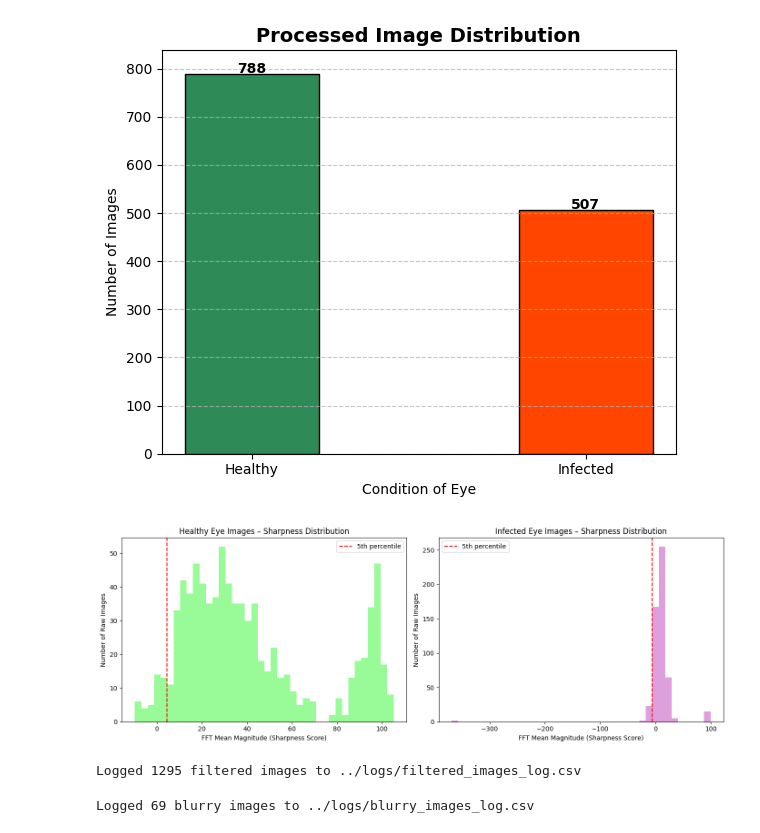
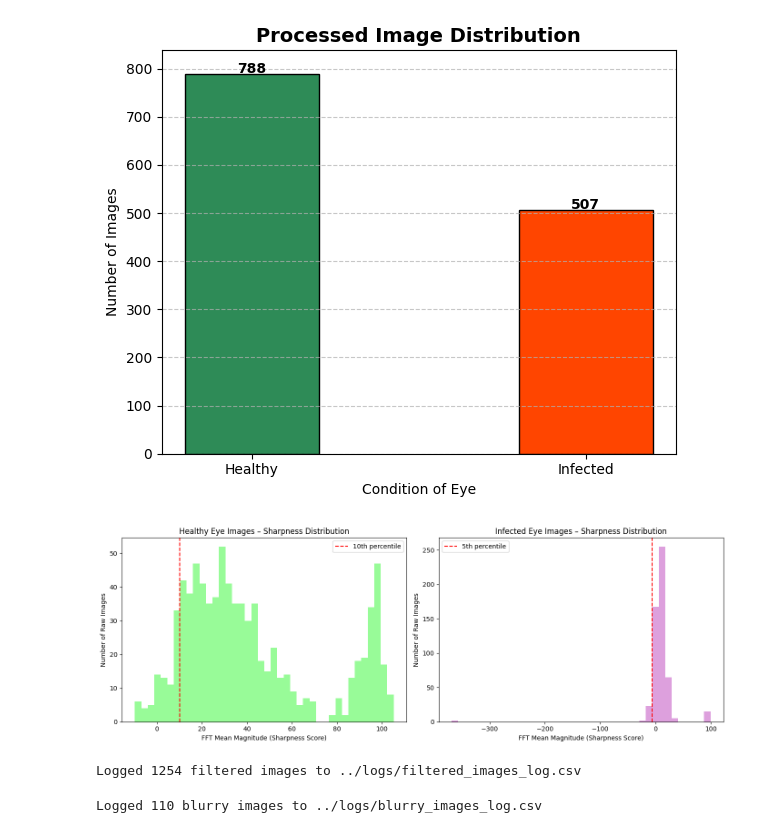
Before and after one commit to mariam-hedgie/Eyedentify-AI, a Jupyter notebook: notebooks/01_explore_preprocess.ipynb, the cells around one changed output. Cells and saved outputs as stored; diff of their text form; code cells hidden in the pictures.

Commit message:
inc blur thresh for healthy

```diff
--- a/notebooks/01_explore_preprocess.ipynb
+++ b/notebooks/01_explore_preprocess.ipynb
@@ -170,7 +170,7 @@ for f in os.listdir(infected_raw):
         continue
     sharp_scores_i.append(compute_fft_blur_score(img))
 
-dynamic_thresh_h = np.percentile(sharp_scores_h, 5)
+dynamic_thresh_h = np.percentile(sharp_scores_h, 10) #increased from 5 to 10
 dynamic_thresh_i = np.percentile(sharp_scores_i, 5)
 print("Healthy threshold:", dynamic_thresh_h)
 print("Infected threshold:", dynamic_thresh_i)
@@ -236,35 +236,35 @@ plt.show()
 # %%
 
 # shows the distribution of FFT-based sharpness scores
 # for healthy and infected eyes
 # marks the threshold
 # that separates the blurriest 5% from the rest
 import matplotlib.pyplot as plt
 
 
 fig, axes = plt.subplots(1, 2, figsize=(14, 5))
 
 # Healthy-eye sharpness distribution
 axes[0].hist(sharp_scores_h, bins=40, color='palegreen')
-axes[0].axvline(x=dynamic_thresh_h, color='red', linestyle='--', label='5th percentile')
+axes[0].axvline(x=dynamic_thresh_h, color='red', linestyle='--', label='10th percentile') # chagned from 5 to 10
 axes[0].set_xlabel("FFT Mean Magnitude (Sharpness Score)")
 axes[0].set_ylabel("Number of Raw Images")
 axes[0].set_title("Healthy Eye Images – Sharpness Distribution")
 axes[0].legend()
 
 # Infected-eye sharpness distribution
 axes[1].hist(sharp_scores_i, bins=40, color='plum')
 axes[1].axvline(x=dynamic_thresh_i, color='red', linestyle='--', label='5th percentile')
 axes[1].set_xlabel("FFT Mean Magnitude (Sharpness Score)")
 axes[1].set_ylabel("Number of Raw Images")
 axes[1].set_title("Infected Eye Images – Sharpness Distribution")
 axes[1].legend()
 
 plt.tight_layout()
 plt.savefig('../data/plots/fft_sharpness_histogram.png', dpi=300, bbox_inches='tight')
 plt.show()
 # %% [output]
-[figure, old version]
+[figure, new version]
 # %%
 # MOVE flagged images BACK into processed
 # import shutil
@@ -294,7 +294,7 @@ df.to_csv('../logs/filtered_images_log.csv', index=False)
 
 print(f"Logged {len(df)} filtered images to ../logs/filtered_images_log.csv")
 # %% [output]
-Logged 1295 filtered images to ../logs/filtered_images_log.csv
+Logged 1254 filtered images to ../logs/filtered_images_log.csv
 # %%
 
 # build lists of the images that failed the sharpness test
@@ -331,4 +331,4 @@ df_blur.to_csv('../logs/blurry_images_log.csv', index=False)
 
 print(f"Logged {len(df_blur)} blurry images to ../logs/blurry_images_log.csv")
 # %% [output]
-Logged 69 blurry images to ../logs/blurry_images_log.csv
+Logged 110 blurry images to ../logs/blurry_images_log.csv
```
Also changed, not shown: parts of 1 cell of this notebook, 4 other files.
